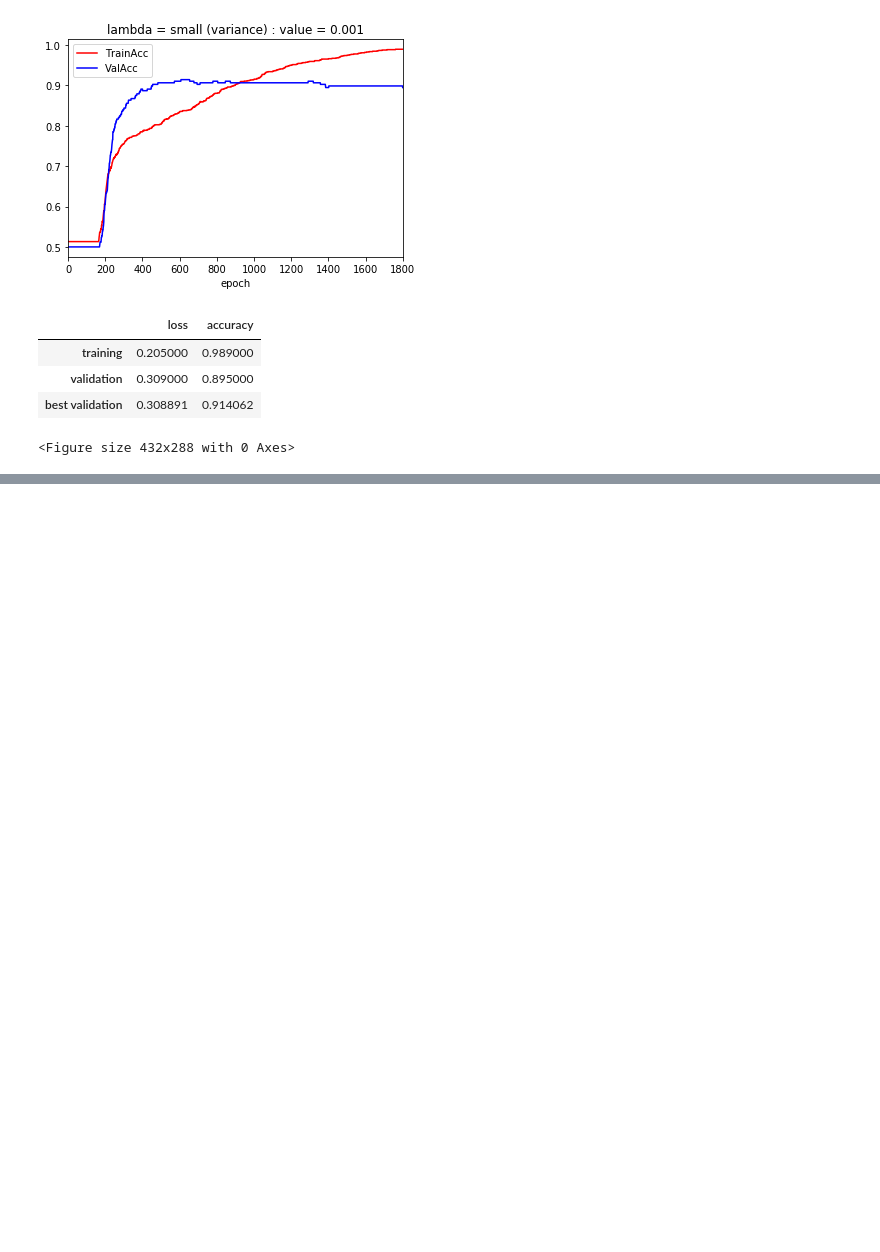
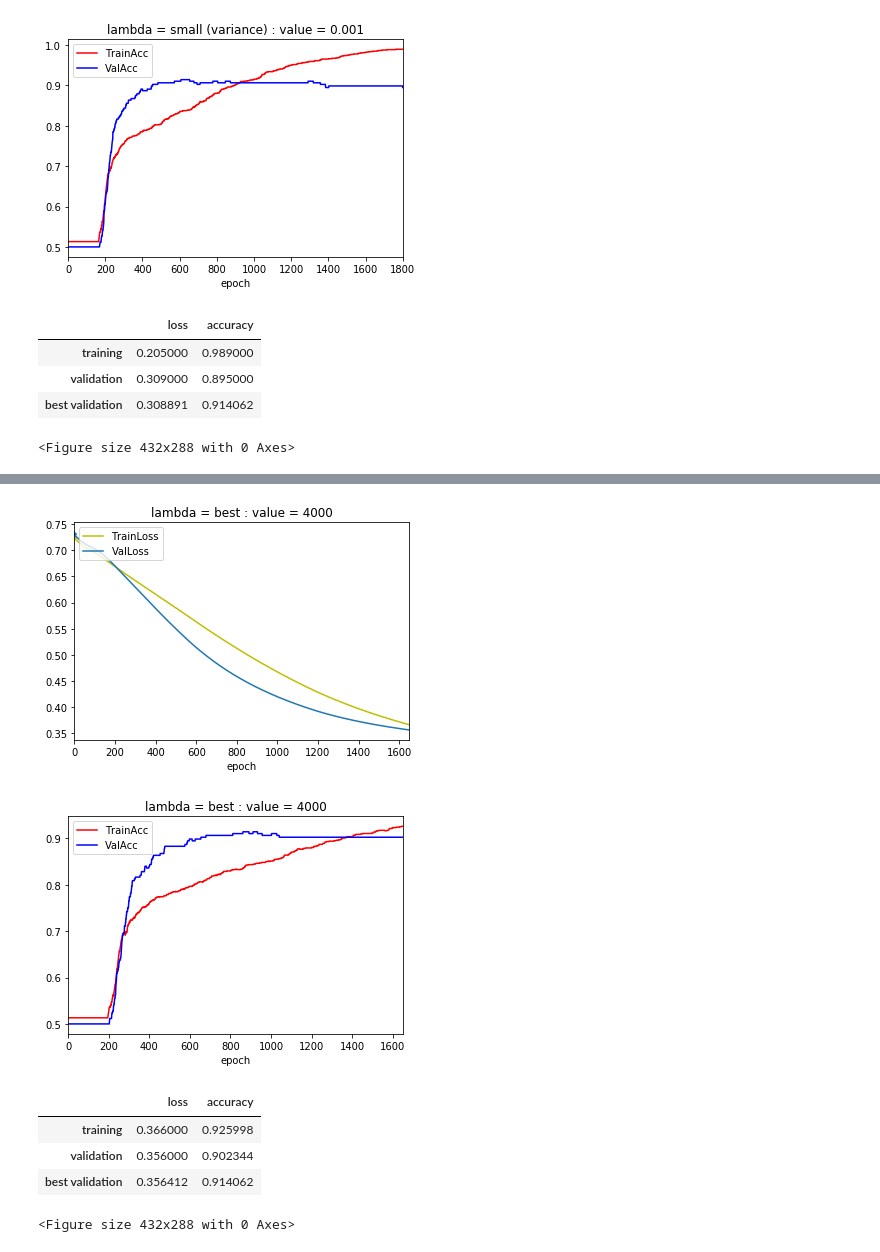
Before and after one commit to tnqkr98/ML, a Jupyter notebook: Assignment06.ipynb, the cells around one changed output, grey strips where cells are left out. Cells and saved outputs as stored; diff of their text form; code cells hidden in the pictures; blank space fills up the shorter version.

```diff
--- a/Assignment06.ipynb
+++ b/Assignment06.ipynb
@@ -46,10 +46,10 @@ NodeSizeH1 = 330 # best 330
 NodeSizeH2 = 5
 ActivationFuncion = "sigmoid"
 H1toH2 = "sigmoid"
-rate = 0.000073
-epoches = 1800
-regul_lambda = 0.01
-lamb = "small (variance)"
+rate = 0.00006
+epoches = 1650
+regul_lambda = 4000
+lamb = "best"
 
 np.random.seed(3)
 if ActivationFuncion == "sigmoid" or ActivationFuncion == "tanh": # Xavier Initialization  (for gradient vanishing !!!!)
@@ -385,0 +460,35 @@ frame
+# %%
+listOfTrainLoss = np.asarray(Train_Loss)
+listOfTrainAcc = np.asarray(Train_Acc)
+listOfTestLoss = np.asarray(Val_Loss)
+listOfTestAcc = np.asarray(Val_Acc)
+#plt.title(ActivationFuncion)
+plt.title("lambda = %s : value = 4000"%(lamb))
+plt.xlabel('epoch')
+plt.xlim(0,epoches)
+plt.plot(listOfTrainLoss[:,0],listOfTrainLoss[:,1],c="y",label='TrainLoss')
+plt.plot(listOfTestLoss[:,0],listOfTestLoss[:,1],label='ValLoss')
+plt.legend(loc="upper left")
+plt.show()
+#plt.title(ActivationFuncion)
+plt.title("lambda = %s : value = 4000"%(lamb))
+plt.xlabel('epoch')
+plt.xlim(0,epoches)
+plt.plot(listOfTrainAcc[:,0],listOfTrainAcc[:,1],c="r",label='TrainAcc')
+plt.plot(listOfTestAcc[:,0],listOfTestAcc[:,1],c="b",label='ValAcc')
+plt.legend(loc="upper left")
+plt.show()
+
+fig = plt.figure()
+
+data = {'loss':[np.round(result[0][0],3),np.round(result[2][0],3),np.round(bestLoss[0],10)],'accuracy':[np.round(result[1],10),np.round(result[3],10),np.round(bestAcc,10)]}
+frame = DataFrame(data,index=["training","validation","best validation"])
+frame
+# %% [output]
+[figure, added]
+[figure, added]
+|  | loss | accuracy |
+| training | 0.366000 | 0.925998 |
+| validation | 0.356000 | 0.902344 |
+| best validation | 0.356412 | 0.914062 |
+<Figure size 432x288 with 0 Axes>
```
Also changed, not shown: parts of 1 cell of this notebook.
